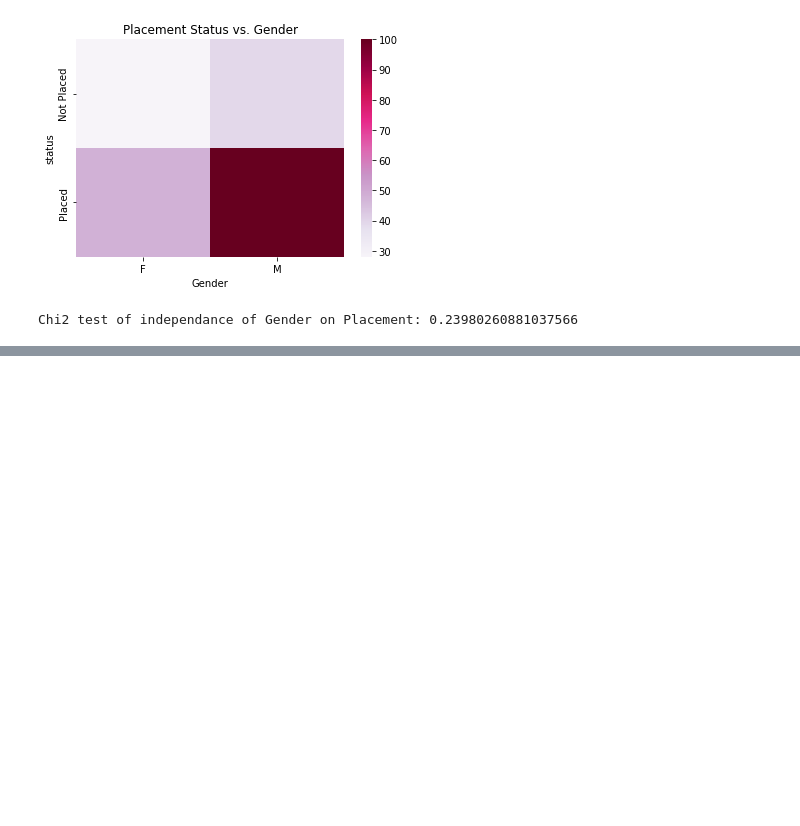
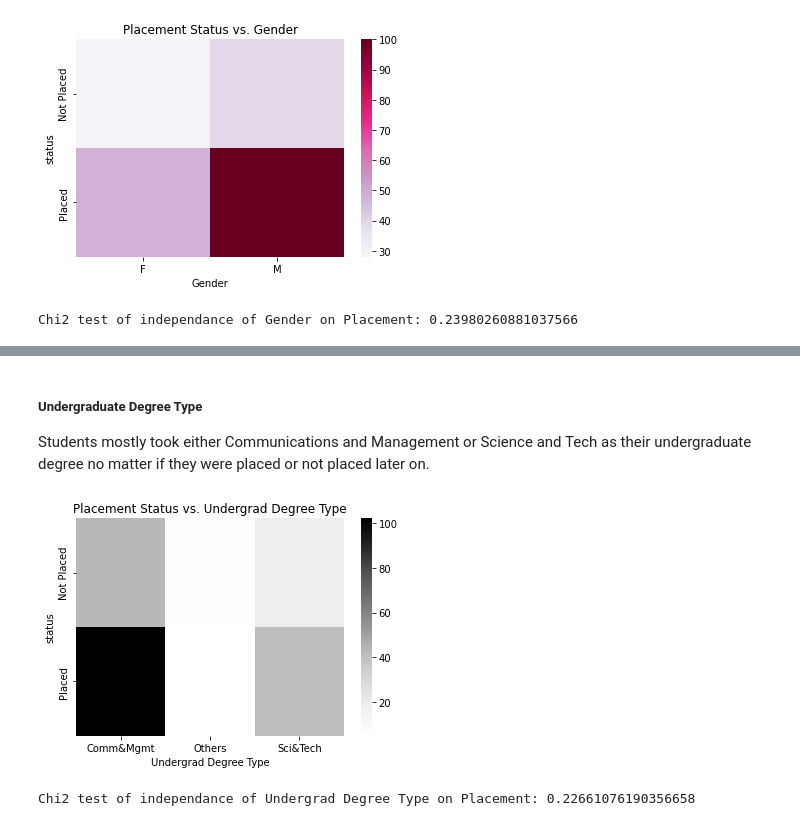
Before and after one commit to tylerfaulkner/dataScienceFinal, a Jupyter notebook: CS3300_final.ipynb, the cells around one changed output, grey strips where cells are left out. Saved outputs shown, nothing was run; the diff lists cells and outputs as text; code cells hidden in the pictures; blank space fills up the shorter version.

```diff
--- a/CS3300_final.ipynb
+++ b/CS3300_final.ipynb
@@ -357,0 +387,9 @@ Chi2 test of independance of Gender on Placement: 0.23980260881037566
+# %% [markdown]
+##### Undergraduate Degree Type
+
+Students mostly took either Communications and Management or Science and Tech as their undergraduate degree no matter if they were placed or not placed later on.
+# %%
+displayCatInfo('degree_t', 'Undergrad Degree Type', 'Greys')
+# %% [output]
+[figure, added]
+Chi2 test of independance of Undergrad Degree Type on Placement: 0.22661076190356658
```
Also changed, not shown: parts of 15 cells of this notebook.
